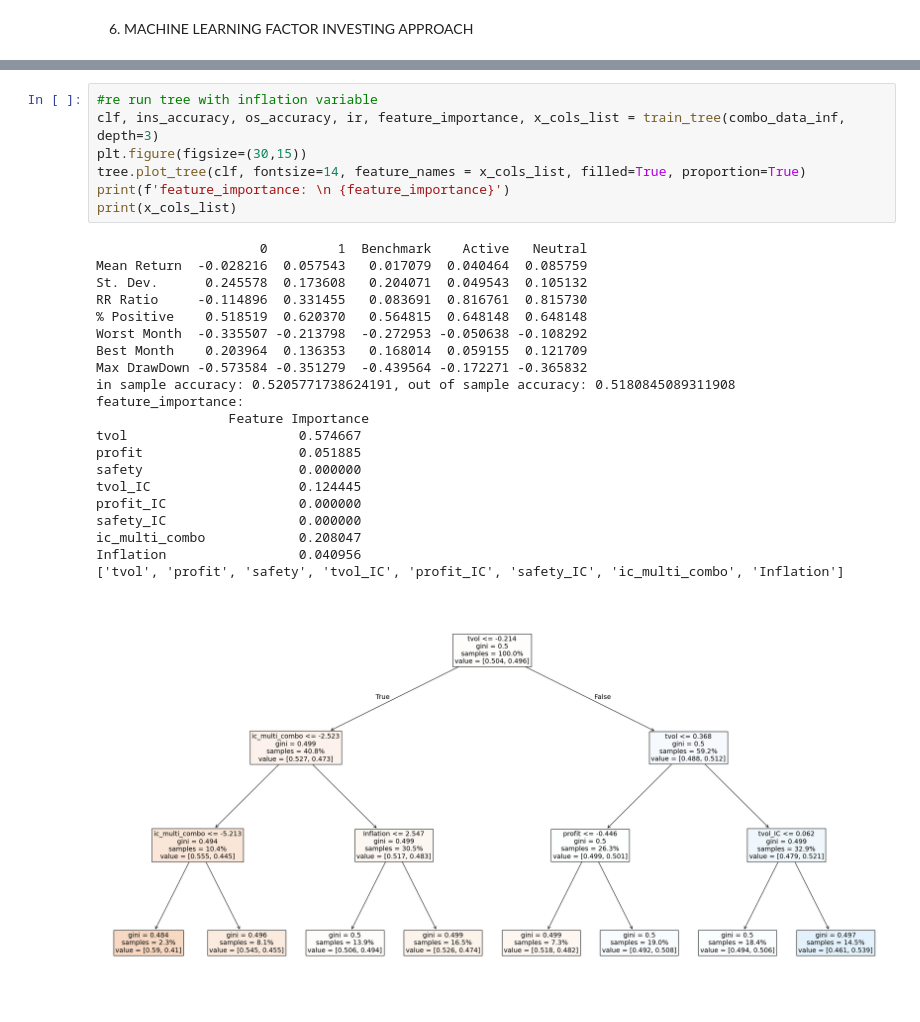
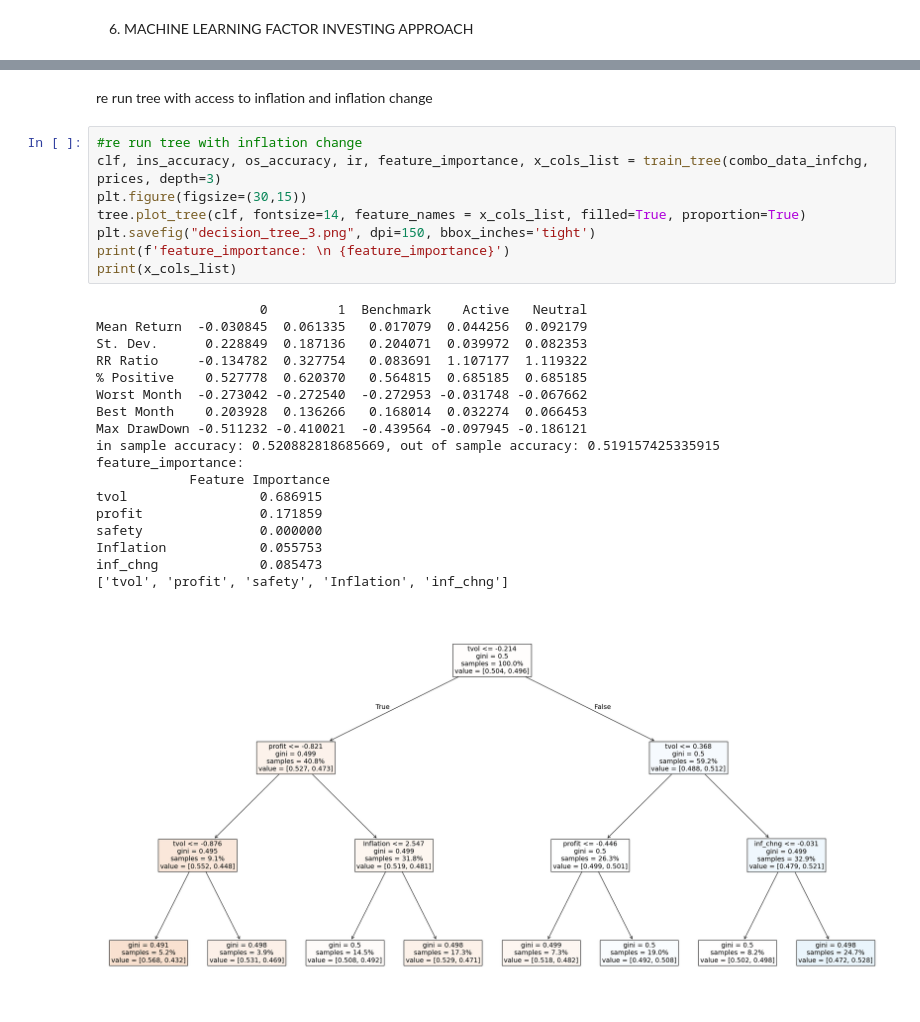
Before and after one commit to Petrichor2390/Portfolio_management, a Jupyter notebook: ass/A_14247617.ipynb, the cells around one changed output, grey strips where cells are left out. Saved outputs shown, nothing was run; the diff lists cells and outputs as text.

```diff
--- a/ass/A_14247617.ipynb
+++ b/ass/A_14247617.ipynb
@@ -949,29 +1145,29 @@ combo_data_inf = combo_data.join(inflation['Inflation'])
+# %% [markdown]
+re run tree with access to inflation and inflation change
 # %%
-#re run tree with inflation variable
-clf, ins_accuracy, os_accuracy, ir, feature_importance, x_cols_list = train_tree(combo_data_inf, depth=3)
+#re run tree with inflation change
+clf, ins_accuracy, os_accuracy, ir, feature_importance, x_cols_list = train_tree(combo_data_infchg, prices, depth=3)
 plt.figure(figsize=(30,15))
 tree.plot_tree(clf, fontsize=14, feature_names = x_cols_list, filled=True, proportion=True)
+plt.savefig("decision_tree_3.png", dpi=150, bbox_inches='tight')
 print(f'feature_importance: \n {feature_importance}')
 print(x_cols_list)
 # %% [output]
                      0         1  Benchmark    Active   Neutral
-Mean Return  -0.028216  0.057543   0.017079  0.040464  0.085759
-St. Dev.      0.245578  0.173608   0.204071  0.049543  0.105132
-RR Ratio     -0.114896  0.331455   0.083691  0.816761  0.815730
-% Positive    0.518519  0.620370   0.564815  0.648148  0.648148
-Worst Month  -0.335507 -0.213798  -0.272953 -0.050638 -0.108292
-Best Month    0.203964  0.136353   0.168014  0.059155  0.121709
-Max DrawDown -0.573584 -0.351279  -0.439564 -0.172271 -0.365832
-in sample accuracy: 0.5205771738624191, out of sample accuracy: 0.5180845089311908
+Mean Return  -0.030845  0.061335   0.017079  0.044256  0.092179
+St. Dev.      0.228849  0.187136   0.204071  0.039972  0.082353
+RR Ratio     -0.134782  0.327754   0.083691  1.107177  1.119322
+% Positive    0.527778  0.620370   0.564815  0.685185  0.685185
+Worst Month  -0.273042 -0.272540  -0.272953 -0.031748 -0.067662
+Best Month    0.203928  0.136266   0.168014  0.032274  0.066453
+Max DrawDown -0.511232 -0.410021  -0.439564 -0.097945 -0.186121
+in sample accuracy: 0.520882818685669, out of sample accuracy: 0.519157425335915
 feature_importance:
-                 Feature Importance
-tvol                      0.574667
-profit                    0.051885
-safety                    0.000000
-tvol_IC                   0.124445
-profit_IC                 0.000000
-safety_IC                 0.000000
-ic_multi_combo            0.208047
-Inflation                 0.040956
-['tvol', 'profit', 'safety', 'tvol_IC', 'profit_IC', 'safety_IC', 'ic_multi_combo', 'Inflation']
+            Feature Importance
+tvol                 0.686915
+profit               0.171859
+safety               0.000000
+Inflation            0.055753
+inf_chng             0.085473
+['tvol', 'profit', 'safety', 'Inflation', 'inf_chng']
-[figure, old version]
+[figure, new version]
```
Also changed, not shown: parts of 111 cells of this notebook, 1 other file.
